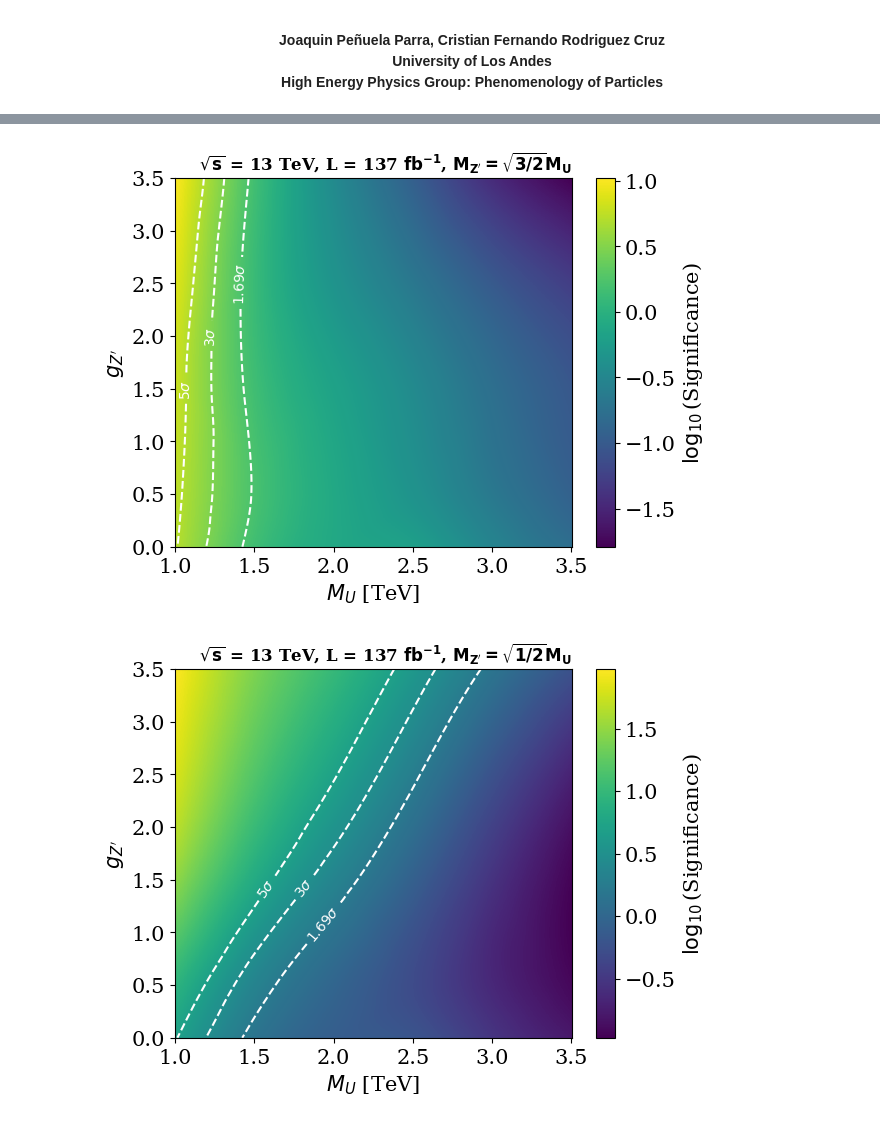
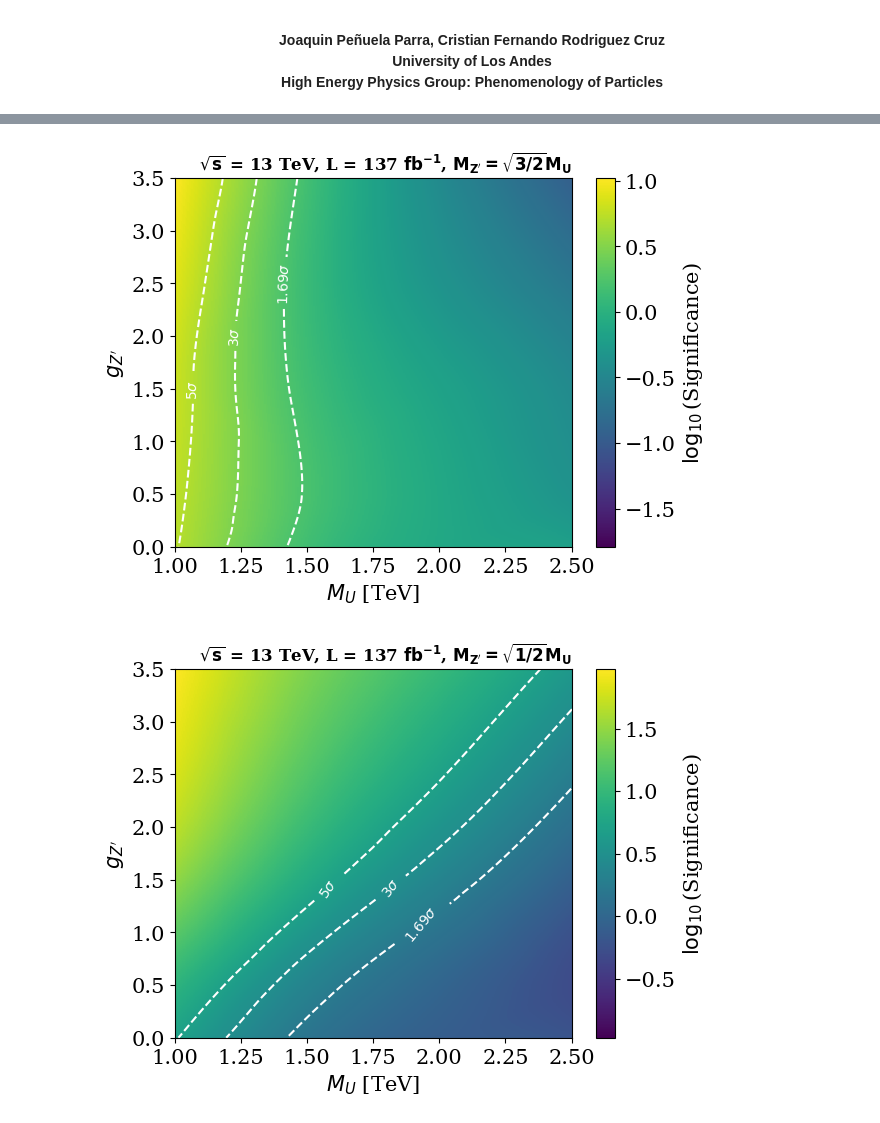
Before and after one commit to Joacop16/Phenomenology_Zp_in_LQ_Searches, a Jupyter notebook: 05_Significances/Plotting_Significances.ipynb, the cells around one changed output, grey strips where cells are left out. Cells and saved outputs as stored; diff of their text form; code cells hidden in the pictures.

Commit message:
Last version of significances plots

```diff
--- a/05_Significances/Plotting_Significances.ipynb
+++ b/05_Significances/Plotting_Significances.ipynb
@@ -31,33 +37,33 @@ for betard in betards:
     Significances[betard] = {}
     for zplimit in zp_labels:
         Significances[betard][zplimit] = pd.read_csv(os.path.join('Significances', betard, zplimit, 'significances_G_U_1.75.csv'), index_col = 0)
         Significances[betard][zplimit].columns = [float(i) for i in Significances[betard][zplimit].columns]
         Significances[betard][zplimit].index = [float(i) for i in Significances[betard][zplimit].index]
 
 betard_title = {'wRHC': r'$, \mathbf{\beta_{R}}$ = -1', 'woRHC': r'$, \mathbf{\beta_{R}}$ = 0'}
 
 ubicaciones = {'zp_upper_limit': [[1000/1000,1.5], [1250/1000, 2], [1500/1000, 2.5]],
                'zp_lower_limit': [[1500/1000,1.5], [1750/1000, 1.5], [2000/1000, 1]],
               }
 
 for betard in betards:
     for zplimit in zp_labels:
         Data = Significances[betard][zplimit]
         Data.columns = [float(column)/1000 for column in Data.columns] #TeV
         Data_interpolate = smooth(Data, log = True)
 
         fig, ax, curves = plot_heatmap(Data_interpolate,
                                level_curves = {np.log10(1.69) : r'$1.69 \sigma$', np.log10(3): r'$3 \sigma$', np.log10(5): r'$5 \sigma$'},
                                level_curves_labels_locations= ubicaciones[zplimit],
                                x_label = r'$M_{U}$ [TeV]',
                                y_label = r"$g_{Z'}$",
                                cbar_label = r'$\log_{10}$(Significance)')
 
-        #ax.set_xlim(1000/1000,2250/1000)
+        ax.set_xlim(1000/1000,2500/1000)
 
         file_name = f'{zplimit}_{betard}_gu1_75.png'
         plt.title(r'$\mathbf{\sqrt{s}}$ = 13 TeV, L = 137 $\mathbf{fb^{-1}}$' + zp_labels[zplimit], loc = 'right', fontsize = 12, fontweight="bold")
         plt.savefig(file_name, bbox_inches='tight', dpi = 600)
 # %% [output]
-[figure, old version]
+[figure, new version]
-[figure, old version]
+[figure, new version]
```
Also changed, not shown: parts of 1 cell of this notebook, 3 other files.
